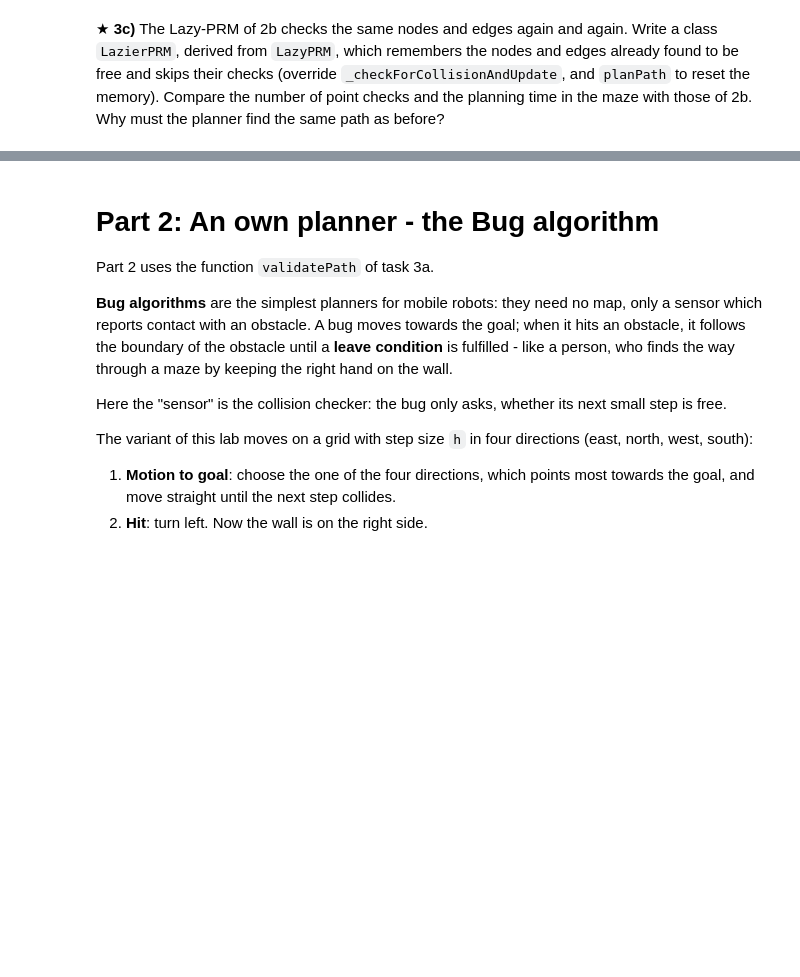
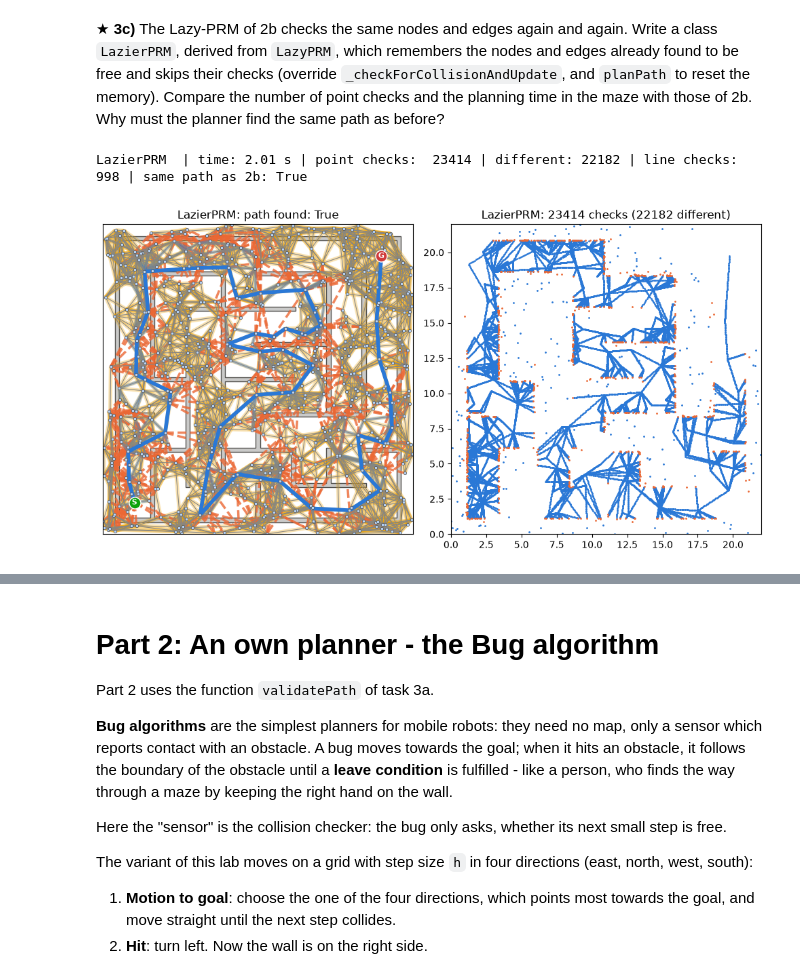
Before and after one commit to Hoesslicher/Roboterprogrammierung, a Jupyter notebook: notebooks/IP-7-1-Lab-Maze_solution.ipynb, the cells around one changed output, grey strips where cells are left out. Drawn from its saved outputs; the diff is of its cells as text; code cells hidden in the pictures; blank space fills up the shorter version.

```diff
--- a/notebooks/IP-7-1-Lab-Maze_solution.ipynb
+++ b/notebooks/IP-7-1-Lab-Maze_solution.ipynb
@@ -511,6 +548,69 @@ for ax, radius in zip(axes, [0.5, 1.0, 1.2]):
 ★ **3c)** The Lazy-PRM of 2b checks the same nodes and edges again and again. Write a class `LazierPRM`, derived from `LazyPRM`, which remembers the nodes and edges already found to be free and skips their checks (override `_checkForCollisionAndUpdate`, and `planPath` to reset the memory). Compare the number of point checks and the planning time in the maze with those of 2b. Why must the planner find the same path as before?
 # %%
 # TODO 3c (optional)
+class LazierPRM(LazyPRM):
+    """Verbesserter LazyPRM, der sich bereits als kollisionsfrei geprüfte Knoten und Kanten merkt."""
+
+    def __init__(self, _collChecker):
+        super(LazierPRM, self).__init__(_collChecker)
+        self.freeNodes = set()
+        self.freeEdges = set()
+
+    @IPPerfMonitor
+    def _checkForCollisionAndUpdate(self, path):
+        # 1. Alle Knoten des Kandidatenpfads prüfen (nur wenn noch nicht in self.freeNodes)
+        for nodeNumber in path:
+            if nodeNumber not in self.freeNodes:
+                if self._collisionChecker.pointInCollision(self.graph.nodes[nodeNumber]["pos"]):
+                    self.graph.remove_node(nodeNumber)
+                    return True
+                self.freeNodes.add(nodeNumber)
+
+        # 2. Alle Kanten des Kandidatenpfads prüfen (nur wenn noch nicht in self.freeEdges)
+        for x, y in zip(path, path[1:]):
+            if (x, y) not in self.freeEdges:
+                if self._collisionChecker.lineInCollision(self.graph.nodes[x]["pos"], self.graph.nodes[y]["pos"]):
+                    self.graph.remove_edge(x, y)
+                    self.collidingEdges.append((x, y))
+                    return True
+                else:
+                    # Ungerichtete Kante in beide Richtungen als frei merken
+                    self.freeEdges.add((x, y))
+                    self.freeEdges.add((y, x))
+                    self.nonCollidingEdges.append((x, y))
+
+        return False
+
+    @IPPerfMonitor
+    def planPath(self, startList, goalList, config):
+        # Gedächtnis vor jedem Planungslauf zurücksetzen
+        self.freeNodes = set()
+        self.freeEdges = set()
+        return super(LazierPRM, self).planPath(startList, goalList, config)
+
+
+# LazierPRM mit exakt demselben Seed (1) und derselben Konfiguration wie in 2b testen
+random.seed(1)
+IPPerfMonitor.clearData()
+lazierPlanner = LazierPRM(mazeBenchmark.collisionChecker)
+lazierSolution = lazierPlanner.planPath(mazeBenchmark.startList, mazeBenchmark.goalList, lazyConfig)
+lazierCalls = IPPerfMonitor.dataFrame()
+
+fig, axes = plt.subplots(1, 2, figsize=(10, 5))
+lazyPRMVisualize(lazierPlanner, lazierSolution, ax=axes[0], nodeSize=10)
+setupAxes(axes[0], mazeBenchmark, f"LazierPRM: path found: {len(lazierSolution) > 0}")
+
+numChecks, numDiff = drawCollisionChecks(lazierCalls, axes[1])
+setupAxes(axes[1], mazeBenchmark, f"LazierPRM: {numChecks} checks ({numDiff} different)")
+
+planTime = lazierCalls[lazierCalls.name == "planPath"]["time"].sum()
+lineChecks = (lazierCalls.name == "lineInCollision").sum()
+print(f"LazierPRM  | time: {planTime:.2f} s | point checks: {numChecks:6d} "
+      f"| different: {numDiff:5d} | line checks: {lineChecks:4d} | same path as 2b: {lazierSolution == solution}")
+plt.tight_layout()
+# %% [output]
+LazierPRM  | time: 2.01 s | point checks:  23414 | different: 22182 | line checks:  998 | same path as 2b: True
+[figure, added]
 # %% [markdown]
 **Your answer:**
 
```
Also changed, not shown: parts of 19 cells of this notebook, 4 other files.
